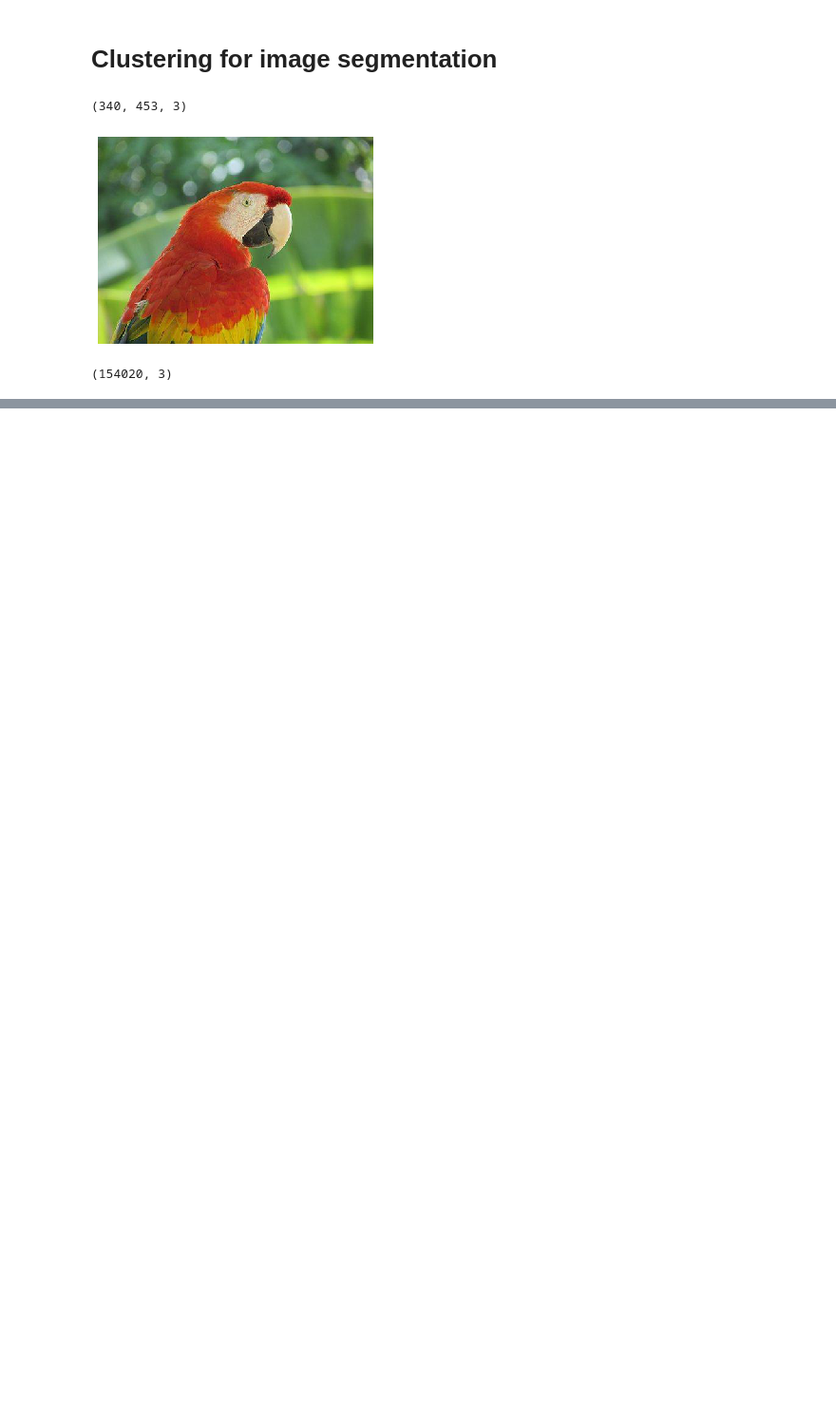
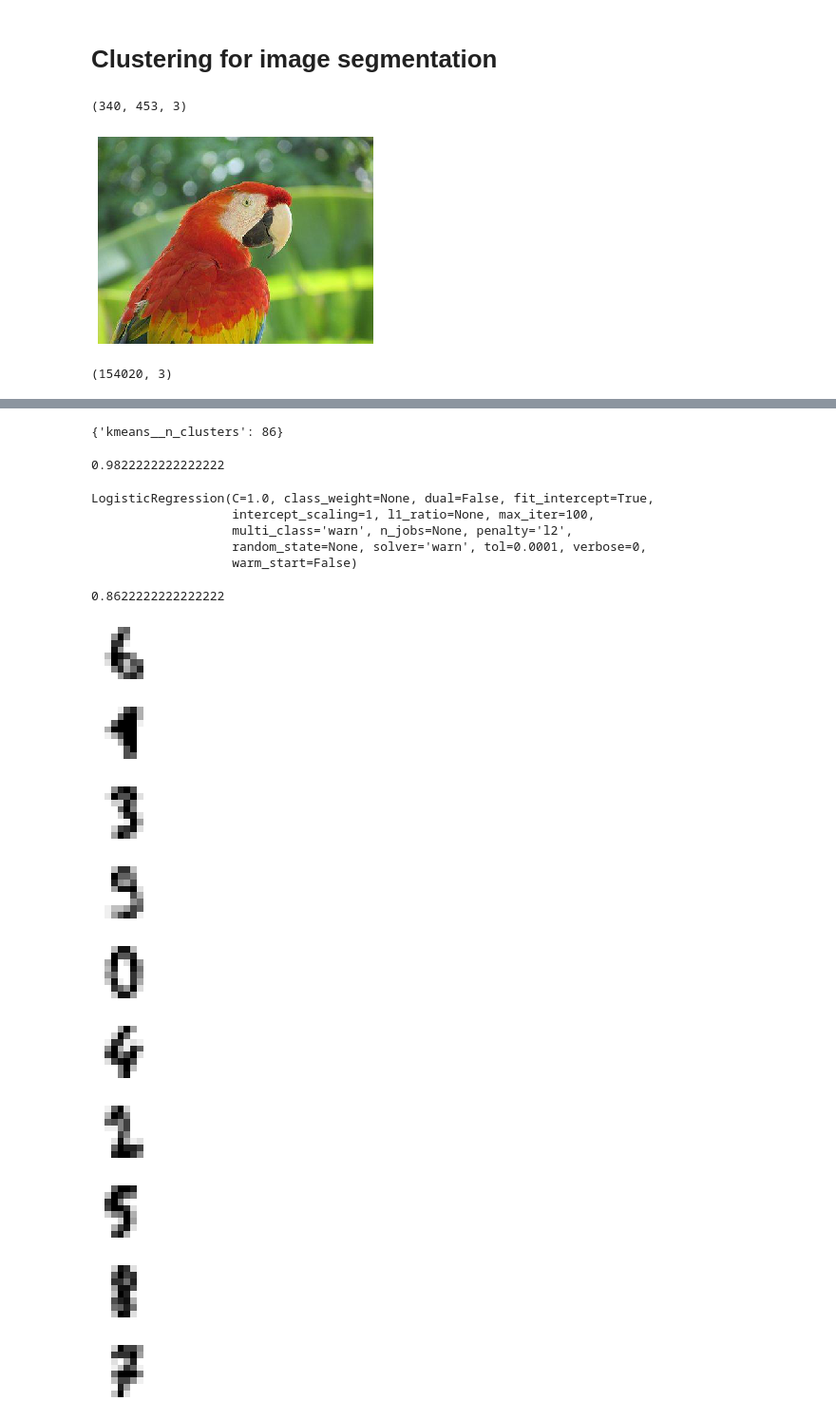
Before and after one commit to damiansp/neuralNet, a Jupyter notebook: python/handsOn/09_unsupervised/unsupervised_learning.py.ipynb, the cells around one changed output, grey strips where cells are left out. Shown at 95% size. Saved outputs shown, nothing was run; the diff lists cells and outputs as text; code cells hidden in the pictures; blank space fills up the shorter version.

```diff
--- a/python/handsOn/09_unsupervised/unsupervised_learning.py.ipynb
+++ b/python/handsOn/09_unsupervised/unsupervised_learning.py.ipynb
@@ -131,0 +140,4 @@ for k in range(18, 1, -2):
+# %%
+log_reg = LogisticRegression()
+log_reg.fit(X_train, y_train)
+log_reg.score(X_test, y_test)
@@ -131,0 +146,4 @@ for k in range(18, 1, -2):
+# %%
+pipeline = Pipeline([('kmeans', KMeans(n_clusters=50)),
+                     ('log_reg', LogisticRegression())])
+pipeline.fit(X_train, y_train)
@@ -131,0 +170,4 @@ for k in range(18, 1, -2):
+# %%
+param_grid = {'kmeans__n_clusters': range(2, 100)}
+grid_clf = GridSearchCV(pipeline, param_grid, cv=3, verbose=0)
+grid_clf.fit(X_train, y_train)
@@ -131,0 +238,44 @@ for k in range(18, 1, -2):
+# %%
+grid_clf.best_params_
+# %% [output]
+{'kmeans__n_clusters': 86}
+# %%
+grid_clf.score(X_test, y_test)
+# %% [output]
+0.9822222222222222
+# %%
+n_labeled = 50
+log_reg = LogisticRegression()
+log_reg.fit(X_train[:n_labeled], y_train[:n_labeled])
+# %% [output]
+LogisticRegression(C=1.0, class_weight=None, dual=False, fit_intercept=True,
+                   intercept_scaling=1, l1_ratio=None, max_iter=100,
+                   multi_class='warn', n_jobs=None, penalty='l2',
+                   random_state=None, solver='warn', tol=0.0001, verbose=0,
+                   warm_start=False)
+# %%
+log_reg.score(X_test, y_test)
+# %% [output]
+0.8622222222222222
+# %%
+k = 10
+kmeans = KMeans(n_clusters=k)
+X_digits_dist = kmeans.fit_transform(X_train)
+repr_digit_idx = np.argmin(X_digits_dist, axis=0)
+X_repr_digits = X_train[repr_digit_idx]
+# %%
+for i in range(k):
+    plt.figure(figsize=(1, 1))
+    plt.imshow((X_repr_digits[i]*-1 + 16).reshape(8, 8), cmap='gray')
+    plt.axis('off')
+# %% [output]
+[figure, added]
+[figure, added]
+[figure, added]
+[figure, added]
+[figure, added]
+[figure, added]
+[figure, added]
+[figure, added]
+[figure, added]
+[figure, added]
```
Also changed, not shown: parts of 17 cells of this notebook.
